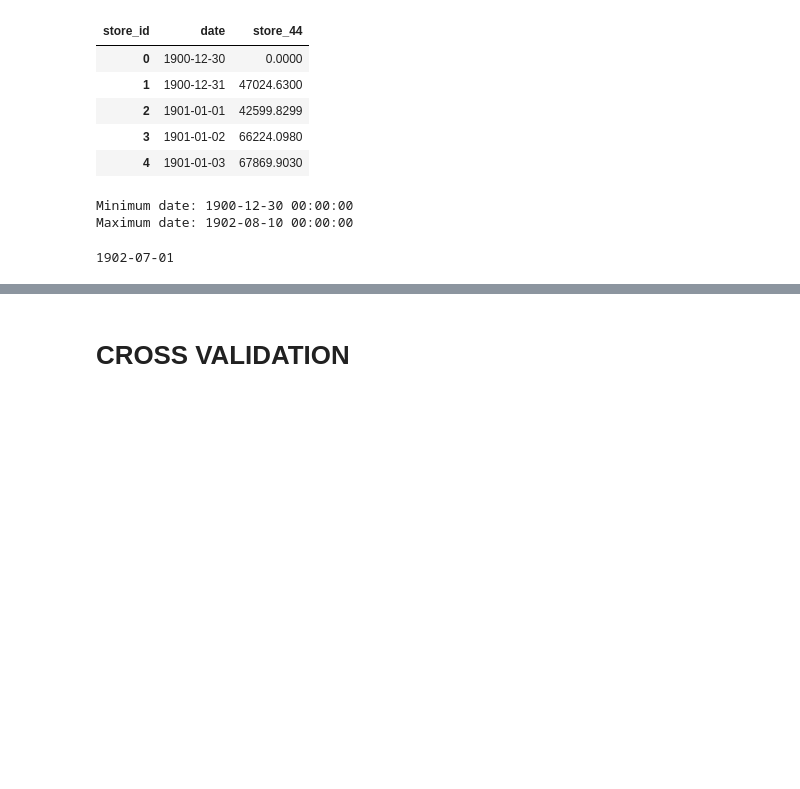
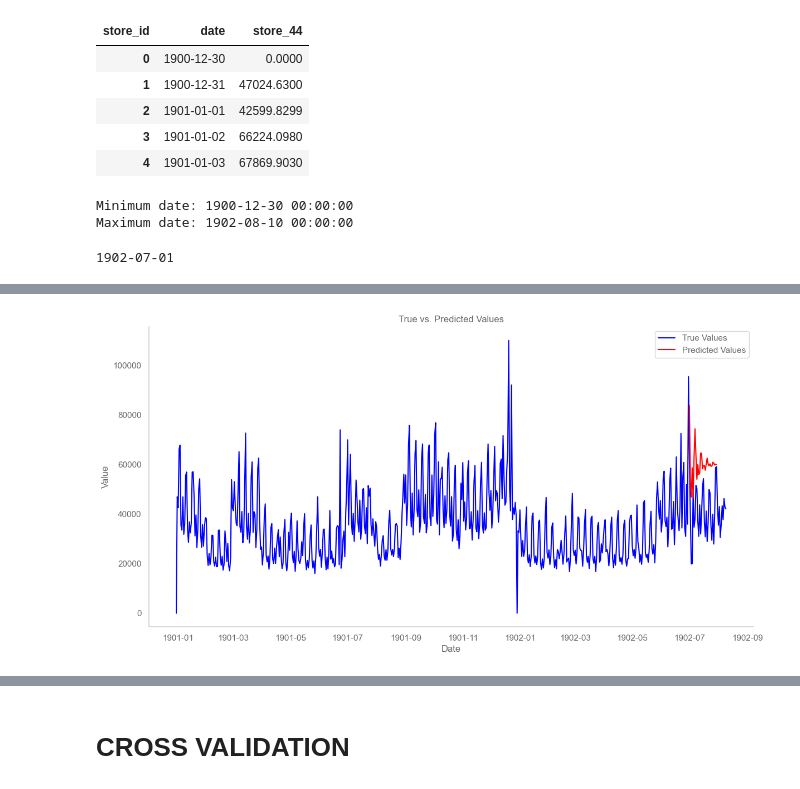
Before and after one commit to Joemuchiri2/Capstone-Project, a Jupyter notebook: OneStore_Forecast.ipynb, the cells around one changed output, grey strips where cells are left out. Drawn from its saved outputs; the diff is of its cells as text; code cells hidden in the pictures; blank space fills up the shorter version.

```diff
--- a/OneStore_Forecast.ipynb
+++ b/OneStore_Forecast.ipynb
@@ -384,3 +379,30 @@ forecast_start_date = forecast_start_dt.strftime("%Y-%m-%d")
 print(forecast_start_date)
 # %% [output]
 1902-07-01
+# %%
+
+df_copy = df.copy()
+df_copy = df_copy.rename(columns={'date': 'ds', feature: 'y'})
+df_copy[['y']] = df_copy[['y']].apply(pd.to_numeric)
+
+df_copy['ds'] = pd.to_datetime(df_copy['ds'])
+# %%
+from statsmodels.tsa.arima.model import ARIMA
+
+# Assuming df_copy is your prepared DataFrame
+train_set = df_copy[df_copy['ds'] < forecast_start_date]['y']
+
+# Fit ARIMA model
+model = ARIMA(train_set, order=(5, 1, 0))
+model_fit = model.fit()
+
+# Forecast
+forecast = model_fit.forecast(steps=prediction_days)
+# %%
+
+# Create a DataFrame for the forecasted values
+forecast_dates = pd.date_range(start=forecast_start_date, periods=prediction_days, freq='D')
+forecast_df = pd.DataFrame({'ds': forecast_dates, 'yhat': forecast})
+
+# Merge with original DataFrame to get additional information if needed
+predicted_df = df_copy.merge(forecast_df, on='ds', how='outer')[['ds', 'yhat']]
@@ -386,0 +429,7 @@ print(forecast_start_date)
+# %%
+# Assuming 'df_copy' contains the original DataFrame with the 'ds' and 'ytrue' columns
+df_copy = df.copy()
+df_copy.columns = ['ds', 'ytrue']
+
+# Merge the predicted_df with df_copy
+merged_df = predicted_df.merge(df_copy, on='ds', how='inner')
@@ -387,3 +456,16 @@ print(forecast_start_date)
+# %%
+import matplotlib.pyplot as plt
+
+plt.figure(figsize=(14, 7))
+plt.plot(merged_df['ds'], merged_df['ytrue'], label='True Values', color='blue')
+plt.plot(merged_df['ds'], merged_df['yhat'], label='Predicted Values', color='red')
+plt.xlabel('Date')
+plt.ylabel('Value')
+plt.title('True vs. Predicted Values')
+plt.legend()
+plt.show()
+# %% [output]
+[figure, added]
 # %%
 #PROPHET MODEL
 
```
Also changed, not shown: parts of 10 cells of this notebook.
